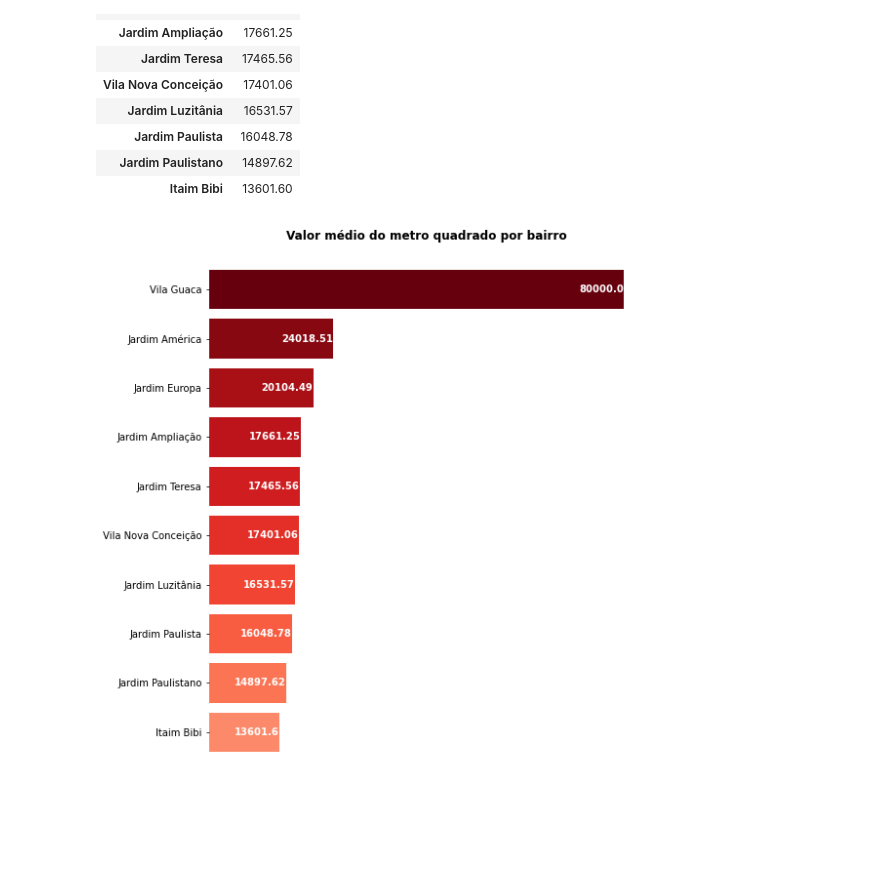
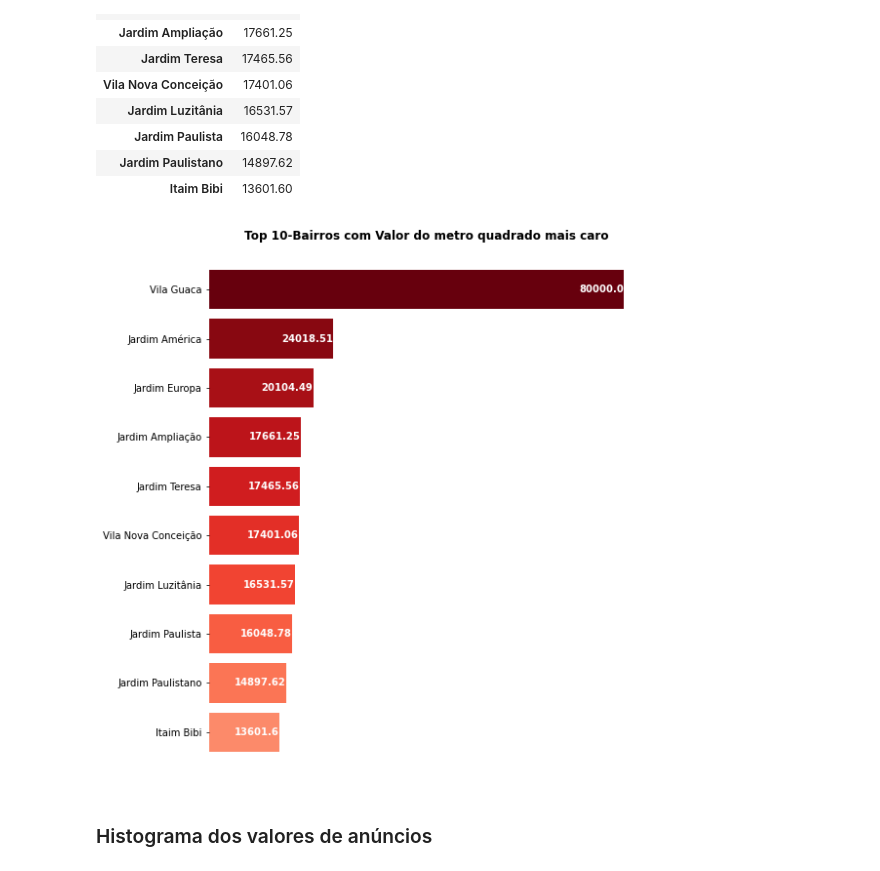
Before and after one commit to luizaires/Analise-de-dados-de-imoveis, a Jupyter notebook: Analise-de-dados-de-venda-de-imoveis.ipynb, the cells around one changed output. Saved outputs shown, nothing was run; the diff lists cells and outputs as text; code cells hidden in the pictures; blank space fills up the shorter version.

```diff
--- a/Analise-de-dados-de-venda-de-imoveis.ipynb
+++ b/Analise-de-dados-de-venda-de-imoveis.ipynb
@@ -310,7 +310,7 @@ barhplot(y = 'Metragem média', data = top15_metragem[1:], palette = 'RdPu', tit
 # %% [markdown]
 #### Determinando valor de anúncio
 # %%
-df[['Moeda', 'Valor_anuncio']] = df['Valor'].str.split(' ', 1, expand = True)
+df[['Moeda', 'Valor']] = df['Valor'].str.split(' ', 1, expand = True)
 df.head()
 # %% [output]
 |  | Rua | Bairro | Cidade | Metragem | Quartos | Banheiros | Vagas | Valor | Logradouro | Numero | ... |
@@ -325,9 +325,9 @@ df['Valor_anuncio'].dtypes
 dtype('O')
 # %%
 #Convertendo valor de anúncio para formato adequado
-df['Valor_anuncio'] = df['Valor_anuncio'].str.replace('.', '')
-df['Valor_anuncio'] = pd.to_numeric(df['Valor_anuncio'], errors = 'coerce')
-df['Valor_anuncio']
+df['Valor'] = df['Valor'].str.replace('.', '')
+df['Valor'] = pd.to_numeric(df['Valor'], errors = 'coerce')
+df['Valor']
 # %% [output]
 0       7000000.0
 1       3700000.0
@@ -371,7 +373,7 @@ barhplot(y = 'Valor_anuncio', data = bairros_mais_caros, palette = 'Purples', ti
 ### Bairros com valor de metro quadrado mais caros
 # %%
 #Cálculo do valor do metro quadrado
-df['Valor_m2'] = df['Valor_anuncio'].div(df['Metragem'], axis = 0)
+df['Valor_m2'] = df['Valor'].div(df['Metragem'], axis = 0)
 df.head()
 # %% [output]
 |  | Rua | Bairro | Cidade | Metragem | Quartos | Banheiros | Vagas | Valor | Logradouro | Numero | ... |
@@ -403,6 +405,8 @@ m2_mais_caro
 | Jardim Paulistano | 14897.62 |
 | Itaim Bibi | 13601.60 |
 # %%
-barhplot(y = 'Valor_m2', data = m2_mais_caro, palette = 'Reds', title = 'Valor médio do metro quadrado por bairro')
+barhplot(y = 'Valor_m2', data = m2_mais_caro, palette = 'Reds', title = 'Top 10-Bairros com Valor do metro quadrado mais caro')
 # %% [output]
-[figure, old version]
+[figure, new version]
+# %% [markdown]
+### Histograma dos valores de anúncios
```
Also changed, not shown: parts of 15 cells of this notebook.
